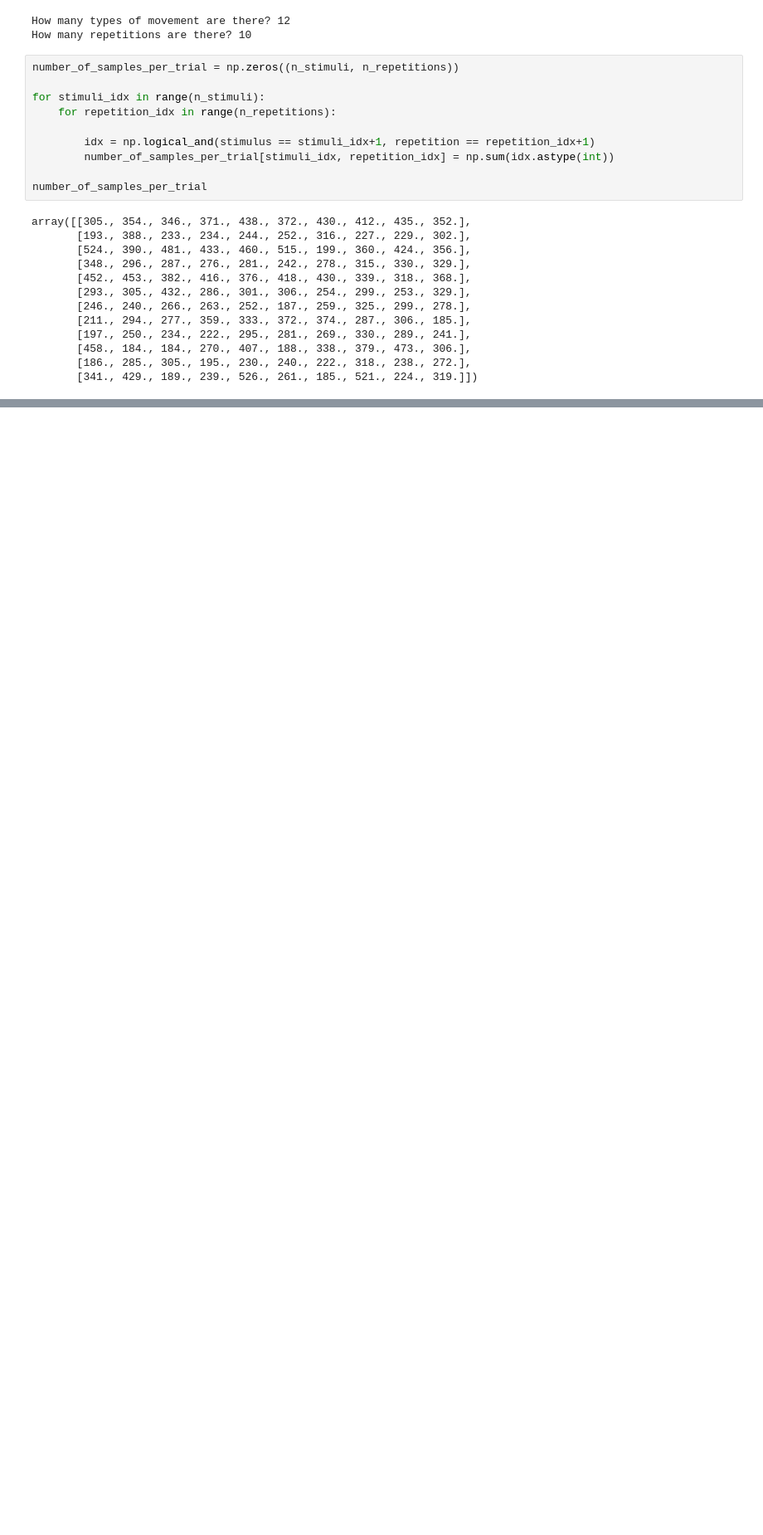
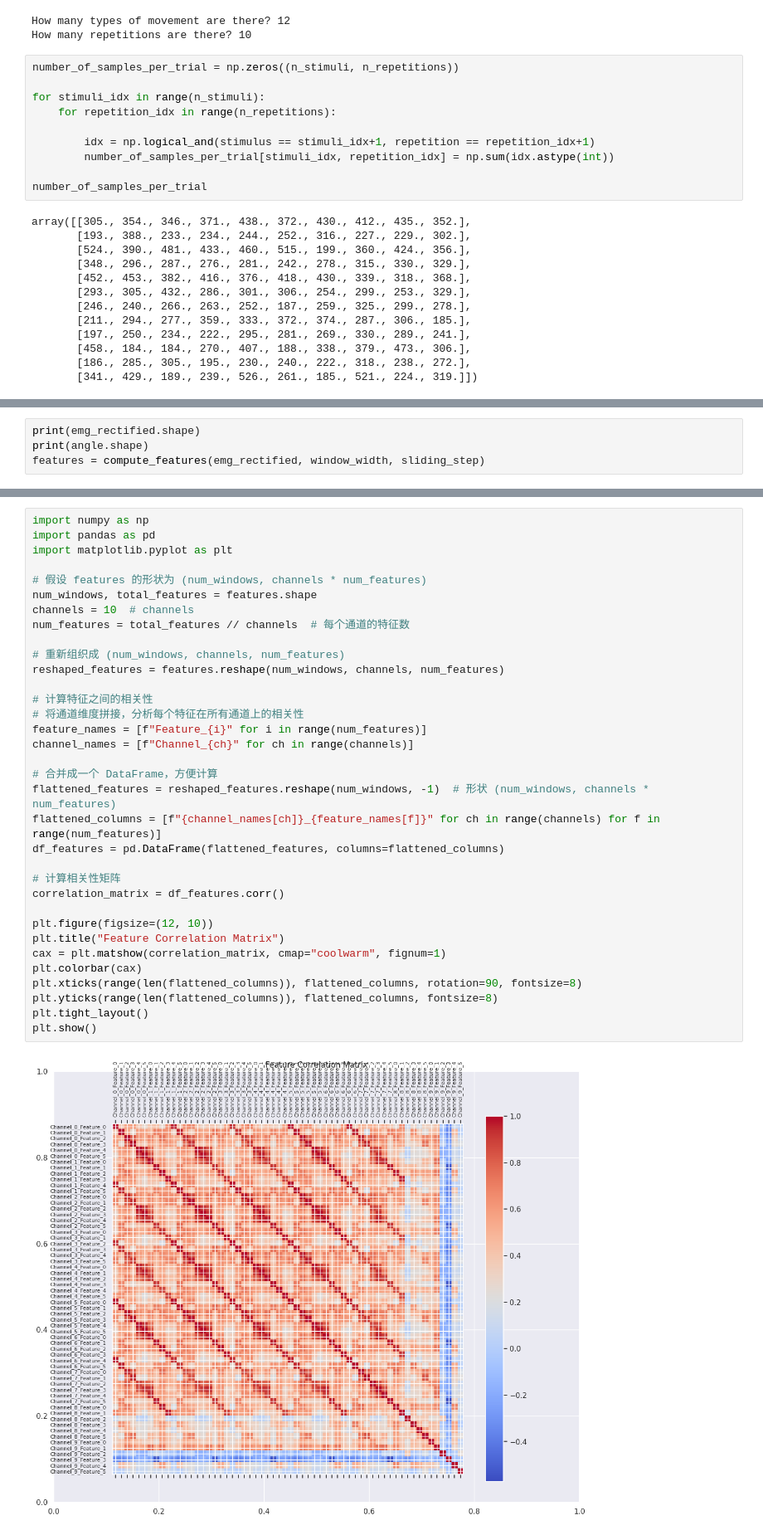
Before and after one commit to YuanshengZhou309/NSSP_Project2, a Jupyter notebook: Miniproject2-Part3.ipynb, the cells around one changed output, grey strips where cells are left out. Shown at 83% size. Cells and saved outputs as stored; diff of their text form; blank space fills up the shorter version.

```diff
--- a/Miniproject2-Part3.ipynb
+++ b/Miniproject2-Part3.ipynb
@@ -333,0 +195,4 @@ labels dimension: (120,)
+# %%
+print(emg_rectified.shape)
+print(angle.shape)
+features = compute_features(emg_rectified, window_width, sliding_step)
@@ -334,3 +206,39 @@ labels dimension: (120,)
+# %%
+import numpy as np
+import pandas as pd
+import matplotlib.pyplot as plt
+
+# 假设 features 的形状为 (num_windows, channels * num_features)
+num_windows, total_features = features.shape
+channels = 10  # channels
+num_features = total_features // channels  # 每个通道的特征数
+
+# 重新组织成 (num_windows, channels, num_features)
+reshaped_features = features.reshape(num_windows, channels, num_features)
+
+# 计算特征之间的相关性
+# 将通道维度拼接，分析每个特征在所有通道上的相关性
+feature_names = [f"Feature_{i}" for i in range(num_features)]
+channel_names = [f"Channel_{ch}" for ch in range(channels)]
+
+# 合并成一个 DataFrame，方便计算
+flattened_features = reshaped_features.reshape(num_windows, -1)  # 形状 (num_windows, channels * num_features)
+flattened_columns = [f"{channel_names[ch]}_{feature_names[f]}" for ch in range(channels) for f in range(num_features)]
+df_features = pd.DataFrame(flattened_features, columns=flattened_columns)
+
+# 计算相关性矩阵
+correlation_matrix = df_features.corr()
+
+plt.figure(figsize=(12, 10))
+plt.title("Feature Correlation Matrix")
+cax = plt.matshow(correlation_matrix, cmap="coolwarm", fignum=1)
+plt.colorbar(cax)
+plt.xticks(range(len(flattened_columns)), flattened_columns, rotation=90, fontsize=8)
+plt.yticks(range(len(flattened_columns)), flattened_columns, fontsize=8)
+plt.tight_layout()
+plt.show()
+# %% [output]
+[figure, added]
 # %%
 import matplotlib.pyplot as plt
 import seaborn as sns
```
Also changed, not shown: parts of 40 cells of this notebook, 2 other files.
